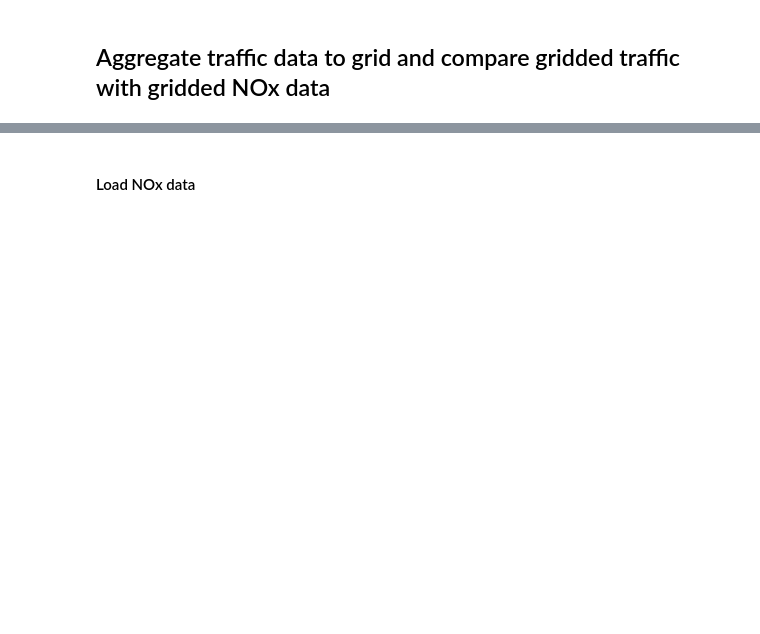
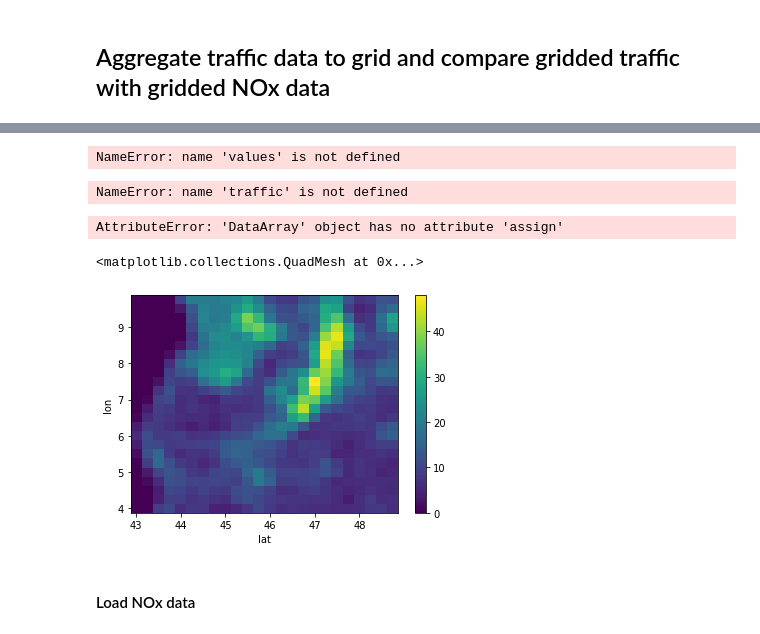
Before and after one commit to ECMWFCode4Earth/MaLePoM, a Jupyter notebook: traffic_emissions.ipynb, the cells around one changed output, grey strips where cells are left out. Cells and saved outputs as stored; diff of their text form; code cells hidden in the pictures; blank space fills up the shorter version.

```diff
--- a/traffic_emissions.ipynb
+++ b/traffic_emissions.ipynb
@@ -25,3 +10,9 @@ import numpy as np
 import matplotlib.pyplot as plt
 import xarray as xr
 import shutil
+# %%
+da = xr.DataArray(coords=[np.arange(4,10,0.25), np.arange(43,49,0.25)], dims=['lon', 'lat'])
+# %%
+da.data = np.reshape(values, (24,24)).T
+# %% [output]
+NameError: name 'values' is not defined
@@ -27,0 +21,18 @@ import shutil
+# %%
+%%time
+
+sindex = traffic.sindex
+values = []
+
+xstep = da.lon
+
+for lon in da.lon.values:
+    print(lon)
+    for lat in da.lat.values:
+        geom = shp.geometry.Point(lon, lat).buffer(0.125).envelope
+        possible = list(sindex.intersection(geom.bounds))
+        pdf = traffic.iloc[possible]
+        clipped = gpd.clip(pdf, geom)
+        values.append(clipped.length.sum())
+# %% [output]
+NameError: name 'traffic' is not defined
@@ -28,3 +41,12 @@ import shutil
+# %%
+da.assign(new=values)
+# %% [output]
+AttributeError: 'DataArray' object has no attribute 'assign'
+# %%
+xr.DataArray(data=np.reshape(values, (24,24)), coords=[np.arange(4,10,0.25), np.arange(43,49,0.25)], dims=['lon', 'lat'])
+# %% [output]
+<matplotlib.collections.QuadMesh at 0x...>
+[figure, added]
 # %% [markdown]
 #### Load NOx data
 # %%
```
Also changed, not shown: parts of 32 cells of this notebook.
